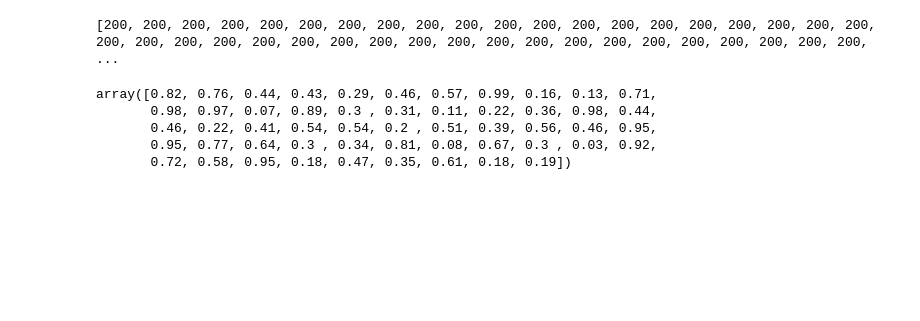
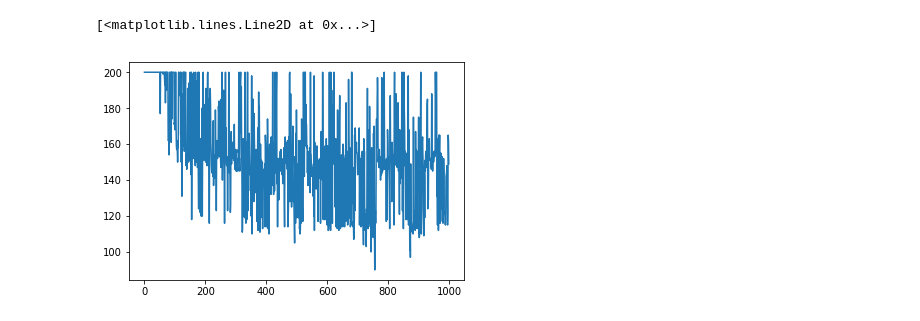
Before and after one commit to jgsimard/COMP767, a Jupyter notebook: test.ipynb, the cells around one changed output. Drawn from its saved outputs; the diff is of its cells as text; code cells hidden in the pictures; blank space fills up the shorter version.

```diff
--- a/test.ipynb
+++ b/test.ipynb
@@ -24,32 +23,25 @@ for _ in range(100):
 env.close()
 # %%
 env = gym.make('MountainCar-v0')
-# env = gym.make("MountainCar-v0").env
 
-discount_rate=0.5
+discount_rate=1
 learning_rate = 1/16
-lambda_return = .8
+lambda_return = 0.1
 
-approximation_function = function_approximation.TileCodingDiscreteAction(n_bins=10,
-                                                                         n_tilings=5,
-                                                                         observation_space=env.observation_space,
-                                                                         action_space=env.action_space)
+approximation_function = function_approximation.TileCoding(n_bins=10,
+                                                           n_tilings=5,
+                                                           observation_space=env.observation_space,
+                                                           action_space=env.action_space)
 agent = temporal_difference.TrueOnlineSARSA(env,discount_rate, learning_rate, lambda_return,approximation_function)
 times= []
-for episode in tqdm(range(100)):
+for episode in tqdm(range(1000)):
     t = agent.episode(env)
     times.append(t)
-print(times)
+
+plt.plot(times)
 # %% [output]
-[200, 200, 200, 200, 200, 200, 200, 200, 200, 200, 200, 200, 200, 200, 200, 200, 200, 200, 200, 200, 200, 200, 200, 200, 200, 200, 200, 200, 200, 200, 200, 200, 200, 200, 200, 200, 200, 200, 200, 200, ...
+[<matplotlib.lines.Line2D at 0x...>]
+[figure, added]
-# %%
-np.round(agent.weights,2)
-# %% [output]
-array([0.82, 0.76, 0.44, 0.43, 0.29, 0.46, 0.57, 0.99, 0.16, 0.13, 0.71,
-       0.98, 0.97, 0.07, 0.89, 0.3 , 0.31, 0.11, 0.22, 0.36, 0.98, 0.44,
-       0.46, 0.22, 0.41, 0.54, 0.54, 0.2 , 0.51, 0.39, 0.56, 0.46, 0.95,
-       0.95, 0.77, 0.64, 0.3 , 0.34, 0.81, 0.08, 0.67, 0.3 , 0.03, 0.92,
-       0.72, 0.58, 0.95, 0.18, 0.47, 0.35, 0.61, 0.18, 0.19])
 # %%
 observation = env.reset()
 for t in range(1000):
```
Also changed, not shown: parts of 3 cells of this notebook, 2 other files.
